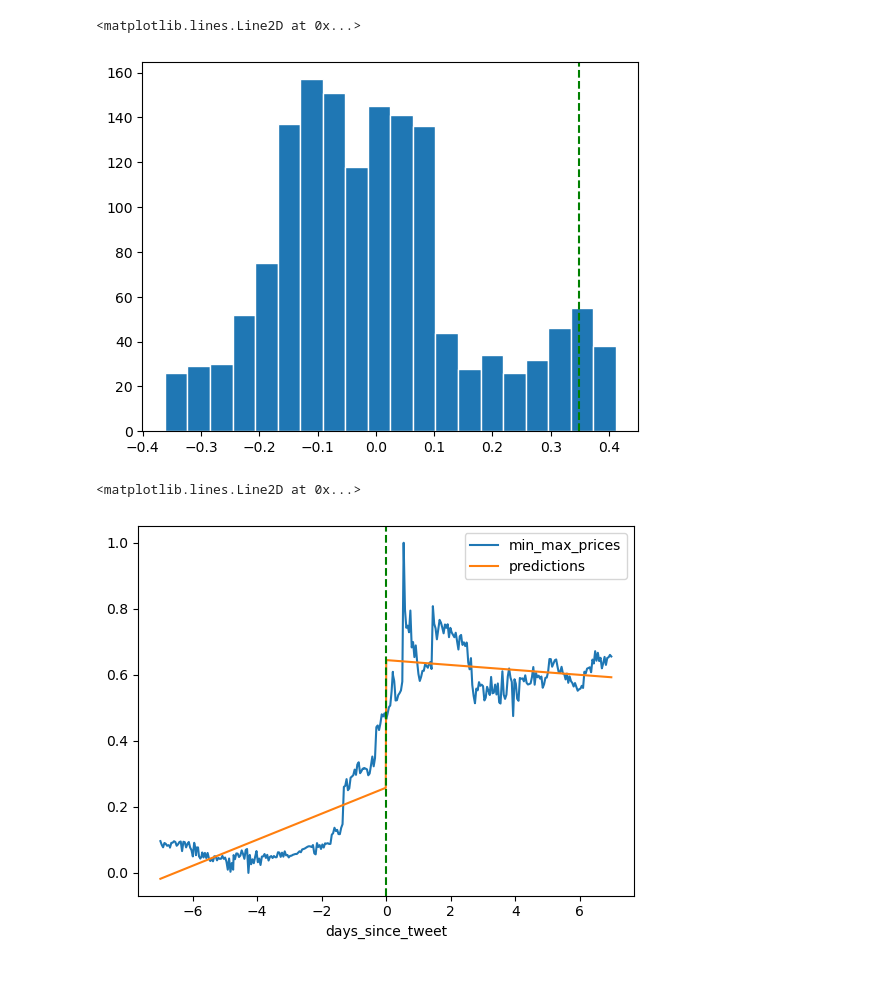
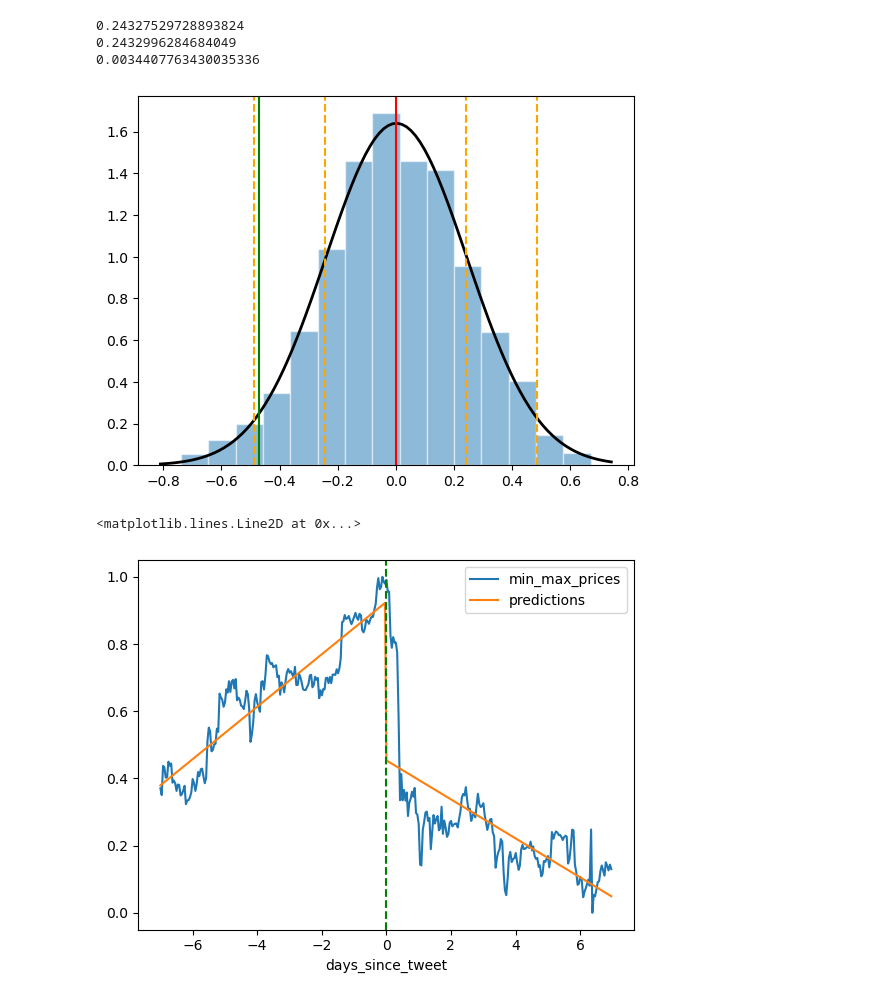
Before and after one commit to DataTa-Da/qm2, a Jupyter notebook: analysis/Discontinuity Regression.ipynb, the cells around one changed output. Drawn from its saved outputs; the diff is of its cells as text; code cells hidden in the pictures.

```diff
--- a/analysis/Discontinuity Regression.ipynb
+++ b/analysis/Discontinuity Regression.ipynb
@@ -42,8 +43,9 @@ Requirement already satisfied: urllib3<1.27,>=1.21.1 in /home/clare/miniconda3/l
 # %%
 data_dir = '../data/crypto/'
-filename = 'dogecoin_usd_elon.csv'
+filename = 'bukele_btc_usd.csv'
 tweet_date = "2018-07-18 01:58:00"
 date_format = "%Y-%m-%d %H:%M:%S"
-tweet_datetime = pd.to_datetime(tweet_date,format=date_format)
+#tweet_datetime = pd.to_datetime(tweet_date,format=date_format)
+tweet_datetime= pd.to_datetime("2021-09-07T05:57:00")
 # %%
 df = pd.read_csv(data_dir+filename)
@@ -174,7 +172,7 @@ def multi_regression_tbl(models,names):
         model_names=names,
         info_dict = {"N":lambda x: "{0:d}".format(int(x.nobs))})
 # %%
-models,names = multi_window_models(df,tweet_datetime)
+models,names = multi_window_models(df,tweet_datetime,window_sizes=range(1,13))
 results_table = multi_regression_tbl(models,names)
 results_table
 # %% [output]
@@ -227,7 +208,7 @@ k_results_table
 # %%
 def perform_placebos(original_df,window_size=7,n=100,with_kernel=False,with_gaussian=False,asymmetry=False,d_bf=7,d_aft=2):
     models = []
-    for i in range(n):
+    for i in tqdm (range(n),desc="Performing placebos..."):
         rand_twt_dt = random_tweet_dt(original_df,window_size,asymmetry,d_bf,d_aft)
         if asymmetry:
             rand_window_df = asymmetric_sub_df(original_df,rand_twt_dt,d_bf,d_aft)
@@ -254,13 +230,34 @@ m = ols('min_max_prices ~ days_since_tweet * before_after',rand_window_df).fit()
 # %%
-placebos = perform_placebos(df,n=1500,with_gaussian=True,asymmetry=True,d_bf=7,d_aft=7)
+placebos = perform_placebos(df,n=5000)
 # %%
 placebo_coeffs = pd.Series(placebos).map(lambda x: x.params['before_after']).to_list()
 # %%
-plt.hist(placebo_coeffs,bins=20,edgecolor='white',density=False)
-plt.axvline(0.348,color='green',linestyle='--')
+plt.hist(placebo_coeffs,alpha=0.5,bins=15,edgecolor='white',density=True)
+mean_coeffs = stats.mean(placebo_coeffs)
+
+mu, se = norm.fit(placebo_coeffs)
+xmin, xmax = plt.xlim()
+x = np.linspace(xmin,xmax,100)
+p = norm.pdf(x,mu,se)
+plt.plot(x,p,'k',linewidth=2)
+
+plt.axvline(-0.472,color='green')
+plt.axvline(mean_coeffs,color='red')
+plt.axvline(se,color='orange',linestyle='--')
+plt.axvline(2*se,color='orange',linestyle='--')
+plt.axvline(-se,color='orange',linestyle='--')
+plt.axvline(-2*se,color='orange',linestyle='--')
+
+
+diff=abs(mu-mean_coeffs)
+print(se)
+print(std)
+print(std/np.sqrt(5000))
 # %% [output]
-<matplotlib.lines.Line2D at 0x...>
+0.24327529728893824
+0.2432996284684049
+0.0034407763430035336
-[figure, old version]
+[figure, new version]
 # %%
 seven_days = get_sub_df(df,tweet_datetime,7)
 seven_day_model = ols('min_max_prices ~ days_since_tweet * before_after',seven_days).fit()
@@ -269,7 +266,7 @@ seven_days.assign(predictions=seven_day_model.fittedvalues).plot(x='days_since_t
 plt.axvline(0,color='green',linestyle='--')
 # %% [output]
 <matplotlib.lines.Line2D at 0x...>
-[figure, old version]
+[figure, new version]
 # %%
 seven_day_w_model = wls('min_max_prices ~ days_since_tweet * before_after',seven_days,weights=gaussian_kernel(seven_days['days_since_tweet'],c=0,h=3.5)).fit()
 ax_w = seven_days.plot(y='min_max_prices',x='days_since_tweet')
```
Also changed, not shown: parts of 23 cells of this notebook, 9 other files.
